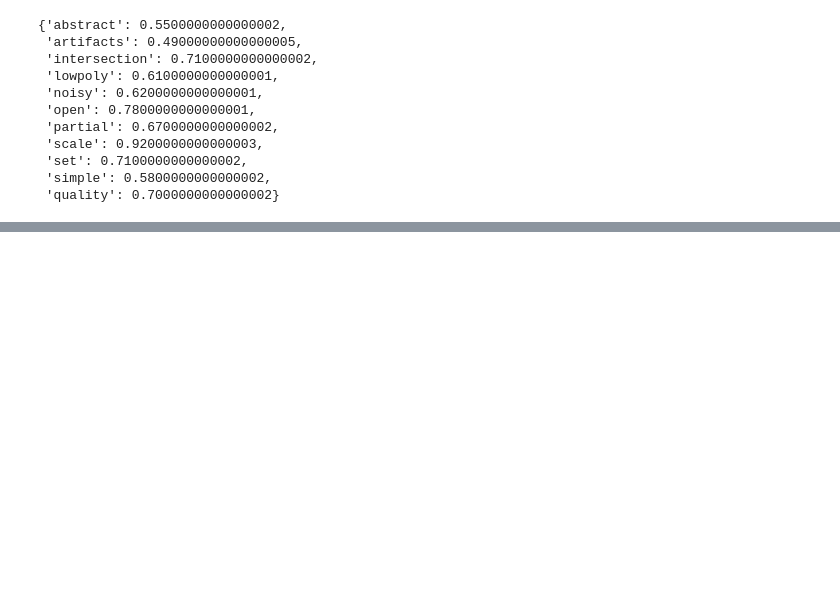
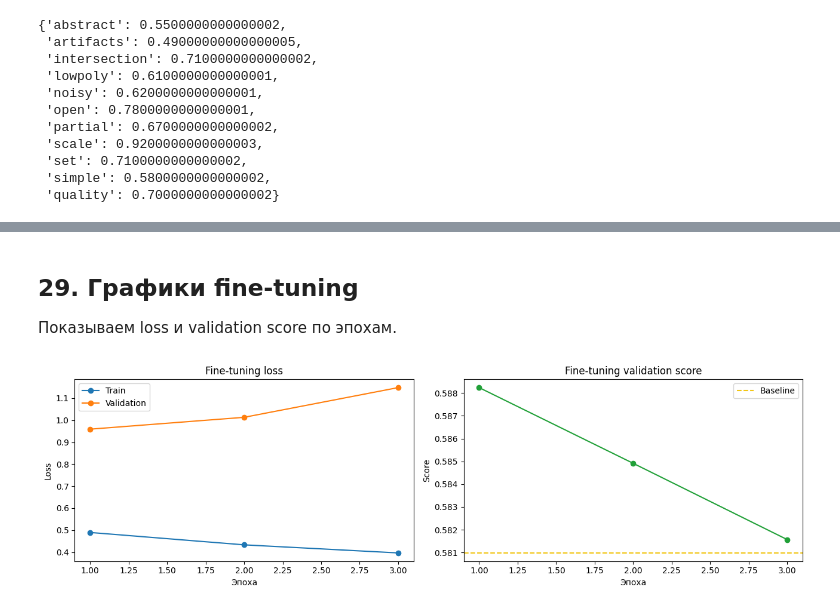
Before and after one commit to gasich27/AI-Challenge-2026-MainStage, a Jupyter notebook: cnn_baseline.ipynb, the cells around one changed output, grey strips where cells are left out. Drawn from its saved outputs; the diff is of its cells as text; code cells hidden in the pictures; blank space fills up the shorter version.

Commit message:
fine-tuning model

```diff
--- a/cnn_baseline.ipynb
+++ b/cnn_baseline.ipynb
@@ -887,0 +994,5 @@ thresholds_dict
+# %%
+improved_optimizer = torch.optim.AdamW([
+    {'params': improved_model.layer4.parameters(), 'lr': 2e-5},
+    {'params': improved_model.fc.parameters(), 'lr': 1e-4}
+], weight_decay=1e-4)
@@ -887,0 +1156,35 @@ thresholds_dict
+# %% [markdown]
+## 29. Графики fine-tuning
+
+Показываем loss и validation score по эпохам.
+# %%
+fig, axes = plt.subplots(1, 2, figsize=(13, 4))
+
+axes[0].plot(improved_history['epoch'], improved_history['train_loss'], marker='o', label='Train')
+axes[0].plot(improved_history['epoch'], improved_history['val_loss'], marker='o', label='Validation')
+axes[0].set_title('Fine-tuning loss')
+axes[0].set_xlabel('Эпоха')
+axes[0].set_ylabel('Loss')
+axes[0].legend()
+
+axes[1].plot(
+    improved_history['epoch'],
+    improved_history['competition_score'],
+    marker='o',
+    color='#21A038'
+)
+axes[1].axhline(
+    tuned_summary['competition_score'],
+    color='#F2C614',
+    linestyle='--',
+    label='Baseline'
+)
+axes[1].set_title('Fine-tuning validation score')
+axes[1].set_xlabel('Эпоха')
+axes[1].set_ylabel('Score')
+axes[1].legend()
+
+plt.tight_layout()
+plt.show()
+# %% [output]
+[figure, added]
```
Also changed, not shown: parts of 12 cells of this notebook, 1 other file.
